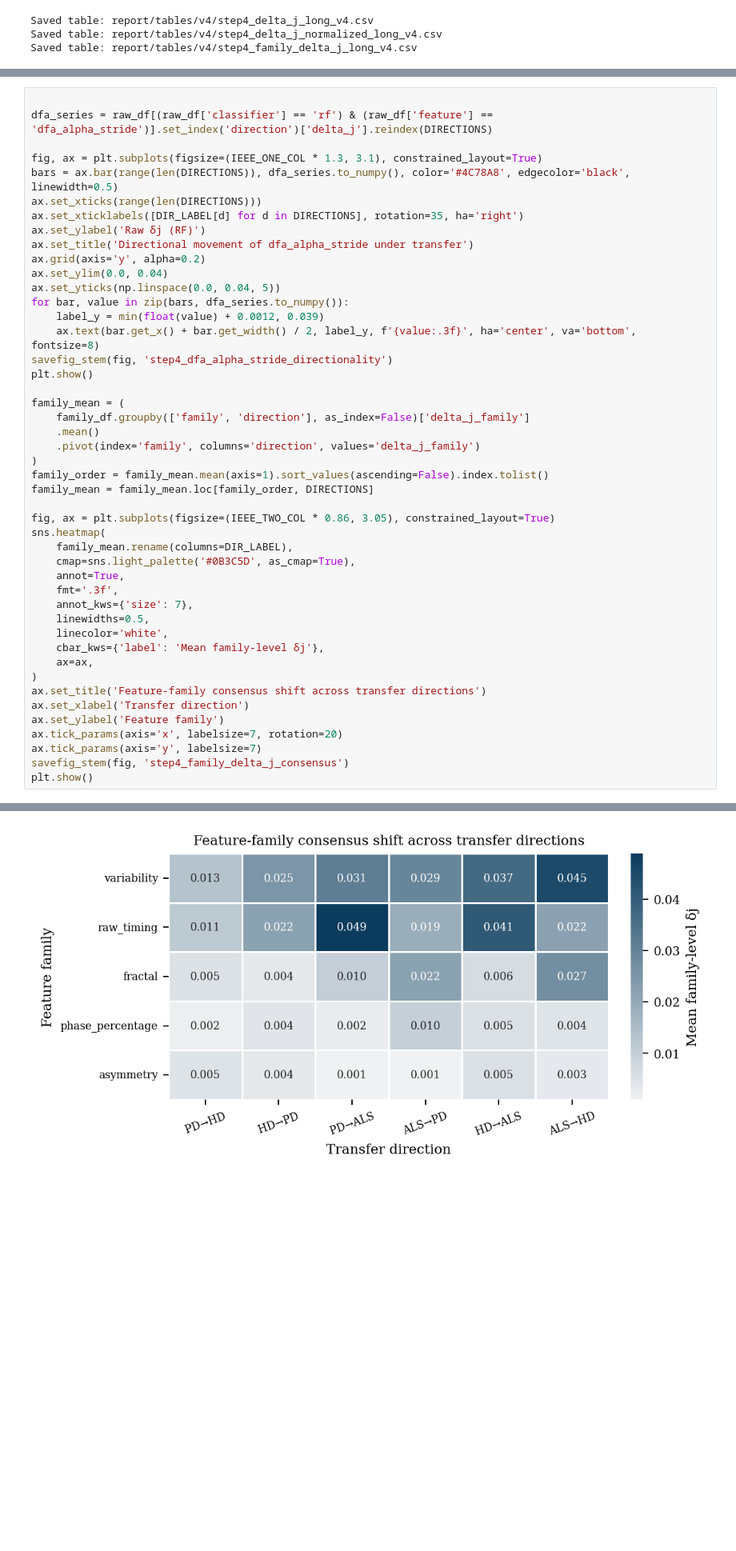
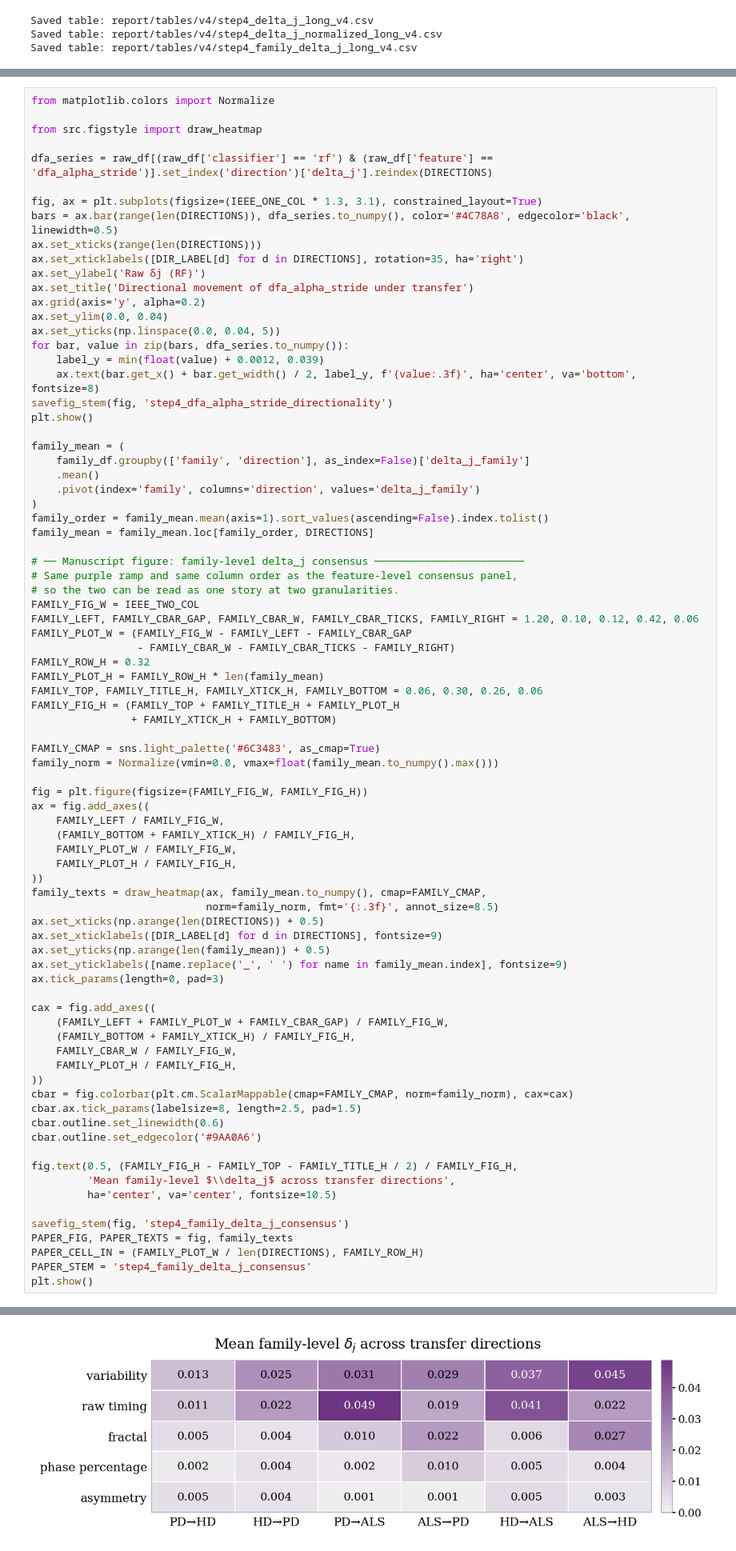
Before and after one commit to Sys-Omertosa/gait-transfer-ndd, a Jupyter notebook: notebooks/04_shap_diagnosis.ipynb, the cells around one changed output, grey strips where cells are left out. Shown at 80% size. Cells and saved outputs as stored; diff of their text form; blank space fills up the shorter version.

```diff
--- a/notebooks/04_shap_diagnosis.ipynb
+++ b/notebooks/04_shap_diagnosis.ipynb
@@ -219,6 +262,9 @@ Saved figure: report/figures/v4/png/step4/step4_delta_j_normalized_consensus_hea
 
 `dfa_alpha_stride` remains worth isolating because it recurs across several transfer settings, but it should still be described diagnostically. At the family level, the strongest average movement is carried by **variability** (**0.0302**) and **raw timing** (**0.0274**), with **fractal** structure still visible (**0.0124**) and the remaining families much smaller. That hierarchy aligns with the feature-level heatmaps and strengthens the high-level Step 4 story without pushing it into biomarker language.
 # %%
+from matplotlib.colors import Normalize
+
+from src.figstyle import draw_heatmap
 
 dfa_series = raw_df[(raw_df['classifier'] == 'rf') & (raw_df['feature'] == 'dfa_alpha_stride')].set_index('direction')['delta_j'].reindex(DIRECTIONS)
 
@@ -226,51 +272,83 @@ fig, ax = plt.subplots(figsize=(IEEE_ONE_COL * 1.3, 3.1), constrained_layout=Tru
 bars = ax.bar(range(len(DIRECTIONS)), dfa_series.to_numpy(), color='#4C78A8', edgecolor='black', linewidth=0.5)
 ax.set_xticks(range(len(DIRECTIONS)))
 ax.set_xticklabels([DIR_LABEL[d] for d in DIRECTIONS], rotation=35, ha='right')
 ax.set_ylabel('Raw δj (RF)')
 ax.set_title('Directional movement of dfa_alpha_stride under transfer')
 ax.grid(axis='y', alpha=0.2)
 ax.set_ylim(0.0, 0.04)
 ax.set_yticks(np.linspace(0.0, 0.04, 5))
 for bar, value in zip(bars, dfa_series.to_numpy()):
     label_y = min(float(value) + 0.0012, 0.039)
     ax.text(bar.get_x() + bar.get_width() / 2, label_y, f'{value:.3f}', ha='center', va='bottom', fontsize=8)
 savefig_stem(fig, 'step4_dfa_alpha_stride_directionality')
 plt.show()
 
 family_mean = (
     family_df.groupby(['family', 'direction'], as_index=False)['delta_j_family']
     .mean()
     .pivot(index='family', columns='direction', values='delta_j_family')
 )
 family_order = family_mean.mean(axis=1).sort_values(ascending=False).index.tolist()
 family_mean = family_mean.loc[family_order, DIRECTIONS]
 
-fig, ax = plt.subplots(figsize=(IEEE_TWO_COL * 0.86, 3.05), constrained_layout=True)
-sns.heatmap(
-    family_mean.rename(columns=DIR_LABEL),
-    cmap=sns.light_palette('#0B3C5D', as_cmap=True),
-    annot=True,
-    fmt='.3f',
-    annot_kws={'size': 7},
-    linewidths=0.5,
-    linecolor='white',
-    cbar_kws={'label': 'Mean family-level δj'},
-    ax=ax,
-)
-ax.set_title('Feature-family consensus shift across transfer directions')
-ax.set_xlabel('Transfer direction')
-ax.set_ylabel('Feature family')
-ax.tick_params(axis='x', labelsize=7, rotation=20)
-ax.tick_params(axis='y', labelsize=7)
+# ── Manuscript figure: family-level delta_j consensus ────────────────────────
+# Same purple ramp and same column order as the feature-level consensus panel,
+# so the two can be read as one story at two granularities.
+FAMILY_FIG_W = IEEE_TWO_COL
+FAMILY_LEFT, FAMILY_CBAR_GAP, FAMILY_CBAR_W, FAMILY_CBAR_TICKS, FAMILY_RIGHT = 1.20, 0.10, 0.12, 0.42, 0.06
+FAMILY_PLOT_W = (FAMILY_FIG_W - FAMILY_LEFT - FAMILY_CBAR_GAP
+                 - FAMILY_CBAR_W - FAMILY_CBAR_TICKS - FAMILY_RIGHT)
+FAMILY_ROW_H = 0.32
+FAMILY_PLOT_H = FAMILY_ROW_H * len(family_mean)
+FAMILY_TOP, FAMILY_TITLE_H, FAMILY_XTICK_H, FAMILY_BOTTOM = 0.06, 0.30, 0.26, 0.06
+FAMILY_FIG_H = (FAMILY_TOP + FAMILY_TITLE_H + FAMILY_PLOT_H
+                + FAMILY_XTICK_H + FAMILY_BOTTOM)
+
+FAMILY_CMAP = sns.light_palette('#6C3483', as_cmap=True)
+family_norm = Normalize(vmin=0.0, vmax=float(family_mean.to_numpy().max()))
+
+fig = plt.figure(figsize=(FAMILY_FIG_W, FAMILY_FIG_H))
+ax = fig.add_axes((
+    FAMILY_LEFT / FAMILY_FIG_W,
+    (FAMILY_BOTTOM + FAMILY_XTICK_H) / FAMILY_FIG_H,
+    FAMILY_PLOT_W / FAMILY_FIG_W,
+    FAMILY_PLOT_H / FAMILY_FIG_H,
+))
+family_texts = draw_heatmap(ax, family_mean.to_numpy(), cmap=FAMILY_CMAP,
+                            norm=family_norm, fmt='{:.3f}', annot_size=8.5)
+ax.set_xticks(np.arange(len(DIRECTIONS)) + 0.5)
+ax.set_xticklabels([DIR_LABEL[d] for d in DIRECTIONS], fontsize=9)
+ax.set_yticks(np.arange(len(family_mean)) + 0.5)
+ax.set_yticklabels([name.replace('_', ' ') for name in family_mean.index], fontsize=9)
+ax.tick_params(length=0, pad=3)
+
+cax = fig.add_axes((
+    (FAMILY_LEFT + FAMILY_PLOT_W + FAMILY_CBAR_GAP) / FAMILY_FIG_W,
+    (FAMILY_BOTTOM + FAMILY_XTICK_H) / FAMILY_FIG_H,
+    FAMILY_CBAR_W / FAMILY_FIG_W,
+    FAMILY_PLOT_H / FAMILY_FIG_H,
+))
+cbar = fig.colorbar(plt.cm.ScalarMappable(cmap=FAMILY_CMAP, norm=family_norm), cax=cax)
+cbar.ax.tick_params(labelsize=8, length=2.5, pad=1.5)
+cbar.outline.set_linewidth(0.6)
+cbar.outline.set_edgecolor('#9AA0A6')
+
+fig.text(0.5, (FAMILY_FIG_H - FAMILY_TOP - FAMILY_TITLE_H / 2) / FAMILY_FIG_H,
+         'Mean family-level $\\delta_j$ across transfer directions',
+         ha='center', va='center', fontsize=10.5)
+
 savefig_stem(fig, 'step4_family_delta_j_consensus')
+PAPER_FIG, PAPER_TEXTS = fig, family_texts
+PAPER_CELL_IN = (FAMILY_PLOT_W / len(DIRECTIONS), FAMILY_ROW_H)
+PAPER_STEM = 'step4_family_delta_j_consensus'
 plt.show()
 # %% [output]
 Saved figure: report/figures/v4/pdf/step4/step4_dfa_alpha_stride_directionality.pdf
 Saved figure: report/figures/v4/png/step4/step4_dfa_alpha_stride_directionality.png
 [figure]
 Saved figure: report/figures/v4/pdf/step4/step4_family_delta_j_consensus.pdf
 Saved figure: report/figures/v4/png/step4/step4_family_delta_j_consensus.png
-[figure, old version]
+[figure, new version]
 # %% [markdown]
 ## Cross-classifier agreement on shifting features
 
```
Also changed, not shown: parts of 3 cells of this notebook, 16 other files.
